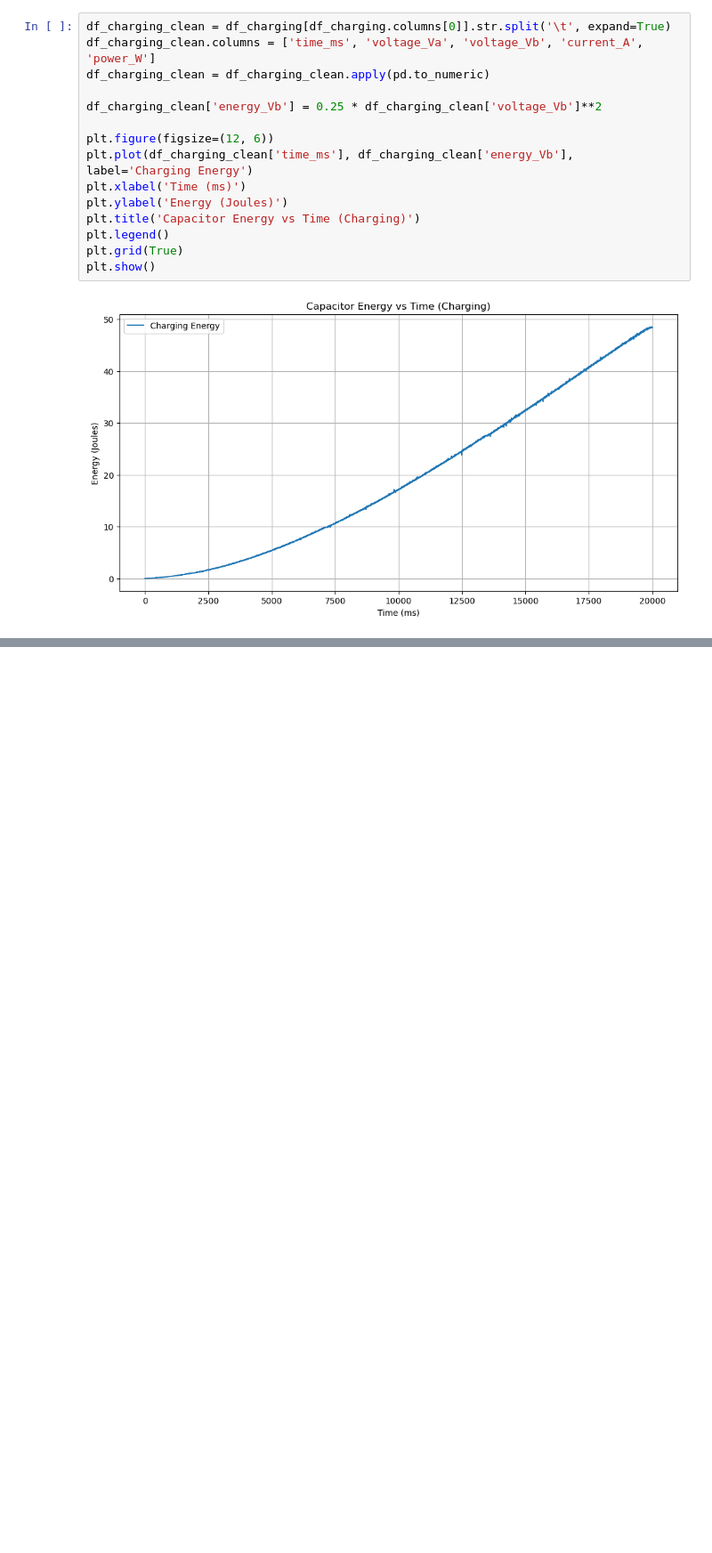
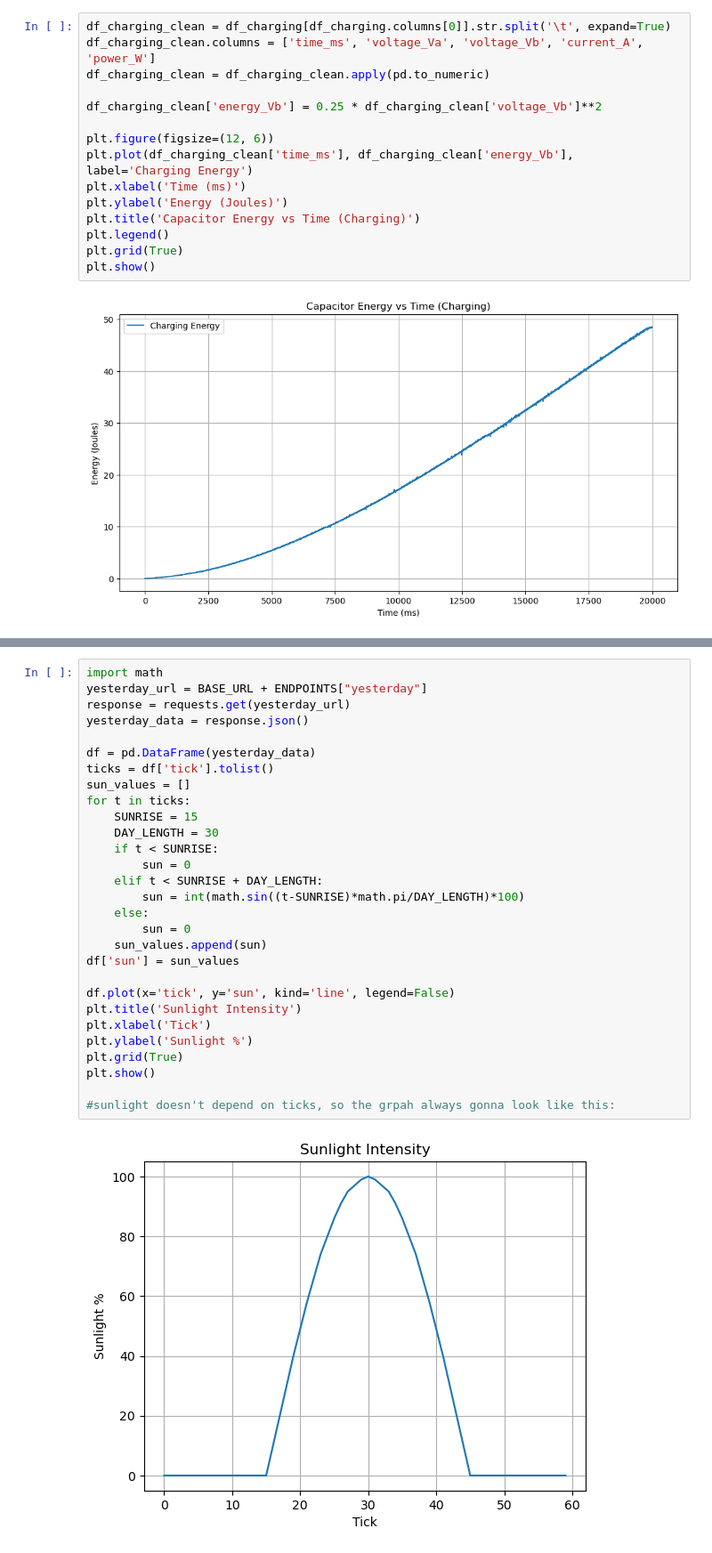
Before and after one commit to S-mishra07/EE2Project, a Jupyter notebook: New_Optimised.ipynb, the cells around one changed output, grey strips where cells are left out. Shown at 89% size. Saved outputs shown, nothing was run; the diff lists cells and outputs as text; blank space fills up the shorter version.

```diff
--- a/New_Optimised.ipynb
+++ b/New_Optimised.ipynb
@@ -710,0 +24,31 @@ Actions breakdown:
+# %%
+import math
+yesterday_url = BASE_URL + ENDPOINTS["yesterday"]
+response = requests.get(yesterday_url)
+yesterday_data = response.json()
+
+df = pd.DataFrame(yesterday_data)
+ticks = df['tick'].tolist()
+sun_values = []
+for t in ticks:
+    SUNRISE = 15
+    DAY_LENGTH = 30
+    if t < SUNRISE:
+        sun = 0
+    elif t < SUNRISE + DAY_LENGTH:
+        sun = int(math.sin((t-SUNRISE)*math.pi/DAY_LENGTH)*100)
+    else:
+        sun = 0
+    sun_values.append(sun)
+df['sun'] = sun_values
+
+df.plot(x='tick', y='sun', kind='line', legend=False)
+plt.title('Sunlight Intensity')
+plt.xlabel('Tick')
+plt.ylabel('Sunlight %')
+plt.grid(True)
+plt.show()
+
+#sunlight doesn't depend on ticks, so the grpah always gonna look like this:
+# %% [output]
+[figure, added]
```
Also changed, not shown: parts of 9 cells of this notebook, 3 other files.
